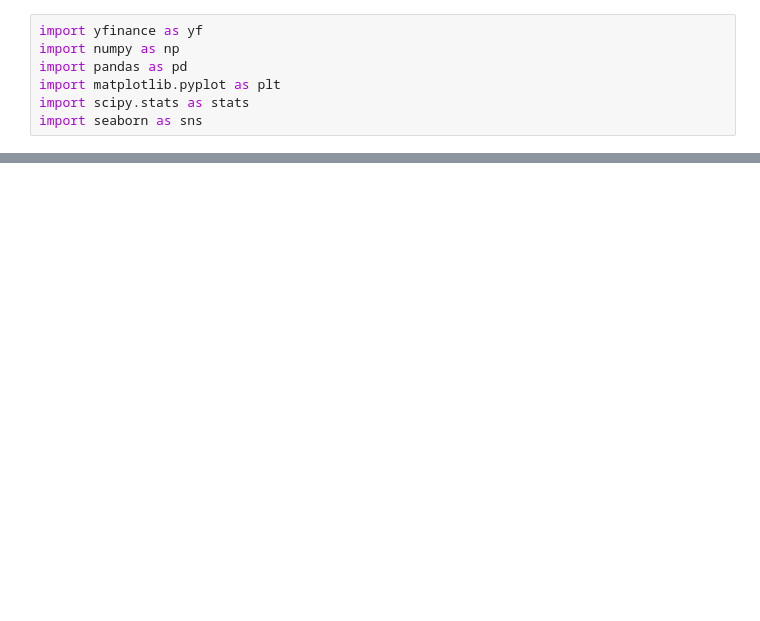
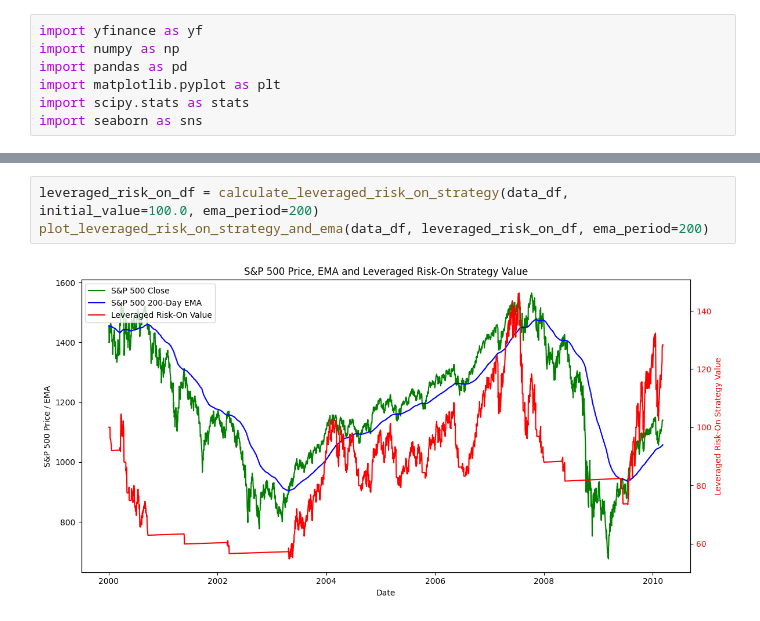
Before and after one commit to dylan-source/tradfi_model, a Jupyter notebook: S&P_Model_v12.ipynb, the cells around one changed output, grey strips where cells are left out. Drawn from its saved outputs; the diff is of its cells as text; blank space fills up the shorter version.

```diff
--- a/S&P_Model_v12.ipynb
+++ b/S&P_Model_v12.ipynb
@@ -524,0 +756,5 @@ plot_returns_distribution(combined_df["Vol-Managed_with_filter Returns"])
+# %%
+leveraged_risk_on_df = calculate_leveraged_risk_on_strategy(data_df, initial_value=100.0, ema_period=200)
+plot_leveraged_risk_on_strategy_and_ema(data_df, leveraged_risk_on_df, ema_period=200)
+# %% [output]
+[figure, added]
```
Also changed, not shown: parts of 5 cells of this notebook, 1 other file.
